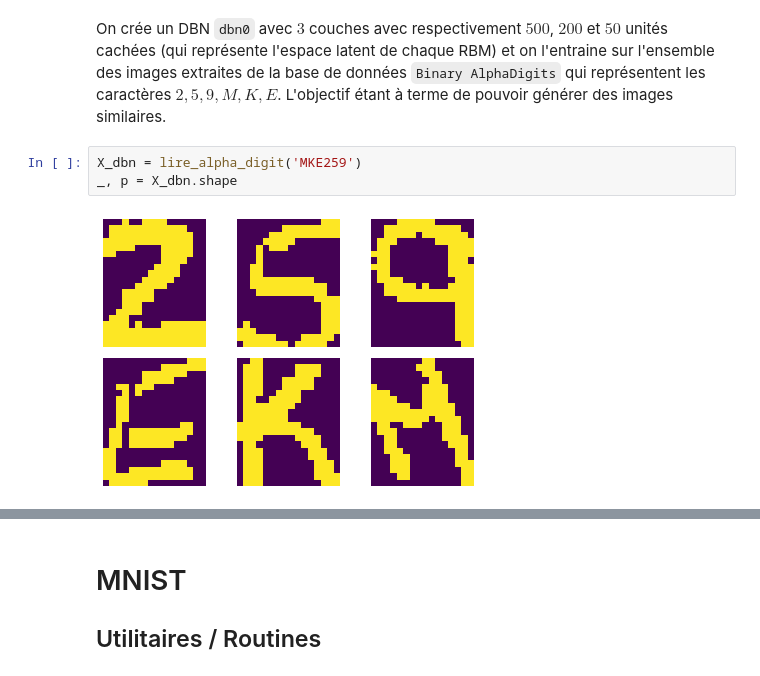
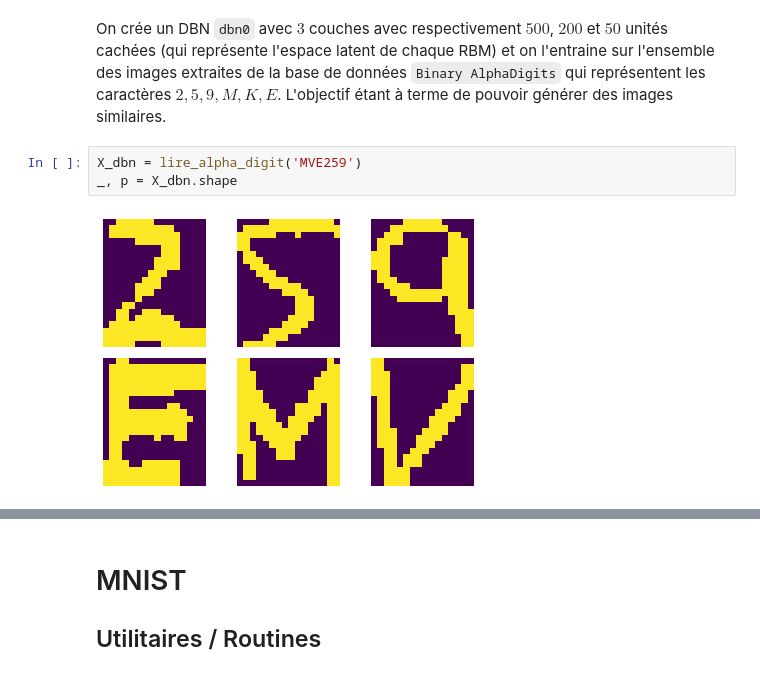
Before and after one commit to wdavys/DNN-dl2, a Jupyter notebook: TP_DNN.ipynb, the cells around one changed output, grey strips where cells are left out. Drawn from its saved outputs; the diff is of its cells as text.

```diff
--- a/TP_DNN.ipynb
+++ b/TP_DNN.ipynb
@@ -403,10 +403,10 @@ class DBN():
 # %% [markdown]
 On crée un DBN ``dbn0`` avec $3$ couches avec respectivement $500$, $200$ et $50$ unités cachées (qui représente l'espace latent de chaque RBM) et on l'entraine sur l'ensemble des images extraites de la base de données ``Binary AlphaDigits`` qui représentent les caractères $2, 5, 9, M, K, E$. L'objectif étant à terme de pouvoir générer des images similaires.
 # %%
-X_dbn = lire_alpha_digit('MKE259')
+X_dbn = lire_alpha_digit('MVE259')
 _, p = X_dbn.shape
 # %% [output]
-[figure, old version]
+[figure, new version]
 # %%
 dbn0 = DBN([p, 500, 200, 50])
 dbn0.pretrain(X_dbn, nb_epoch=500, epoch_per_plot=100, lr=1e-1)
```
Also changed, not shown: parts of 40 cells of this notebook.
